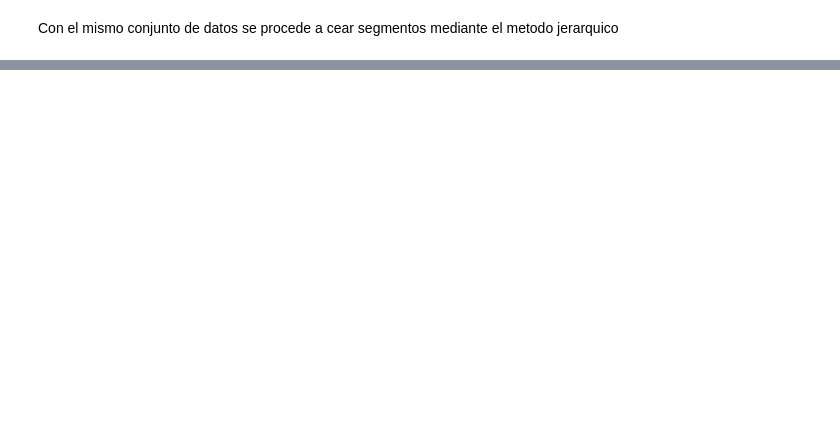
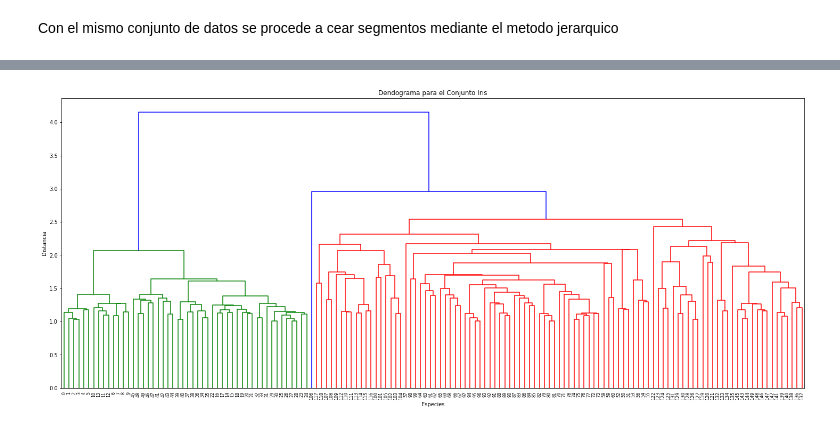
Before and after one commit to camiloyatet/Python-Aplicado, a Jupyter notebook: 2. Machine Learning/Metodos no Supervisados.ipynb, the cells around one changed output, grey strips where cells are left out. Saved outputs shown, nothing was run; the diff lists cells and outputs as text; code cells hidden in the pictures; blank space fills up the shorter version.

```diff
--- a/2. Machine Learning/Metodos no Supervisados.ipynb
+++ b/2. Machine Learning/Metodos no Supervisados.ipynb
@@ -118,0 +148,18 @@ plt.show()
+# %%
+Z = linkage(iris, 'single')
+# %%
+plt.figure(figsize=(25, 10))
+plt.title('Dendograma para el Conjunto Iris')
+plt.xlabel('Especies')
+plt.ylabel('Distancia')
+dendrogram(
+    Z,
+    truncate_mode='lastp',  # Solo muestra los clusters unidos
+    p=150,
+    leaf_rotation=90.,
+    leaf_font_size=8.,
+)
+plt.axhline(y=10, c='k')
+plt.show()
+# %% [output]
+[figure, added]
```
Also changed, not shown: parts of 7 cells of this notebook.
